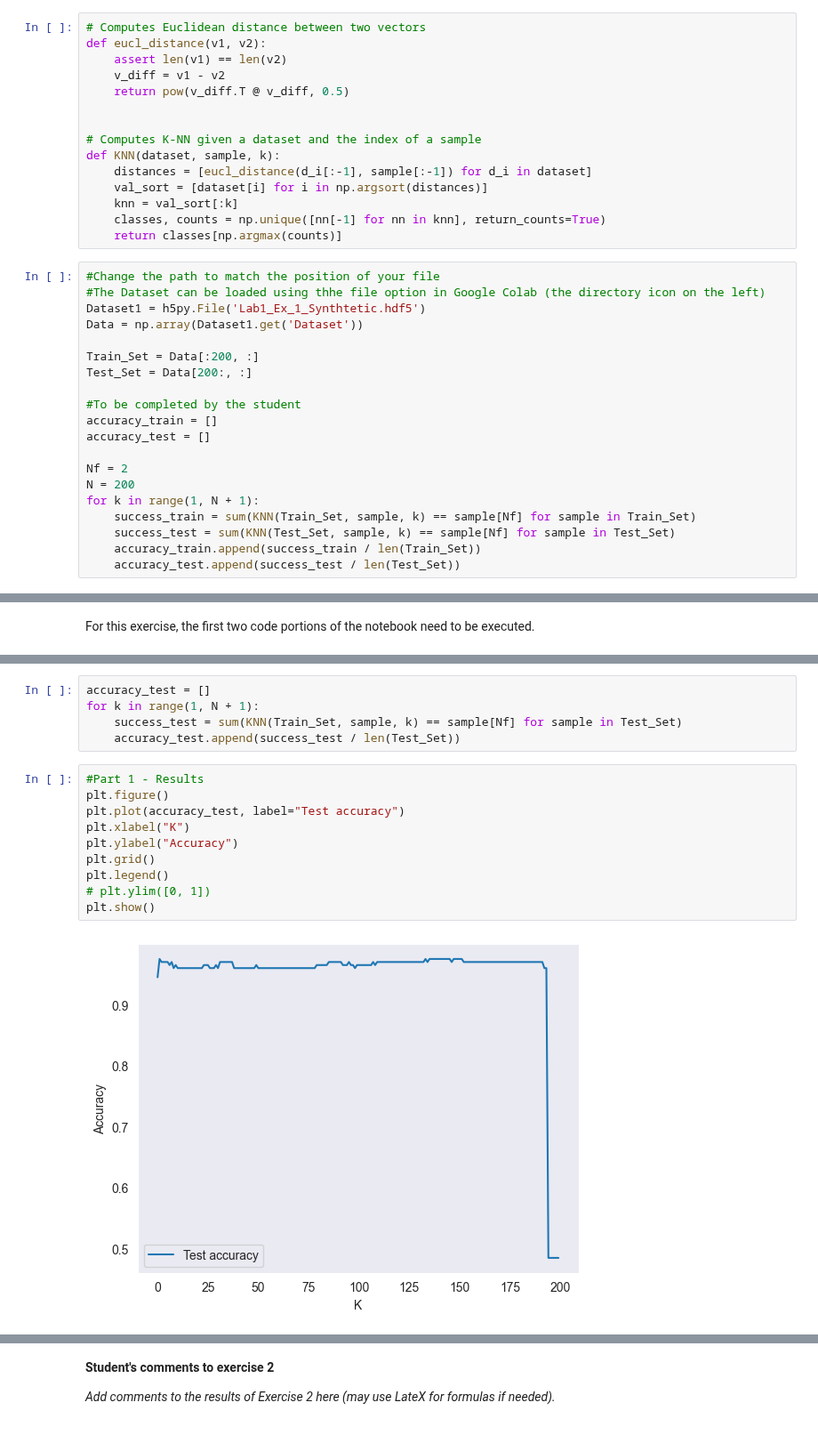
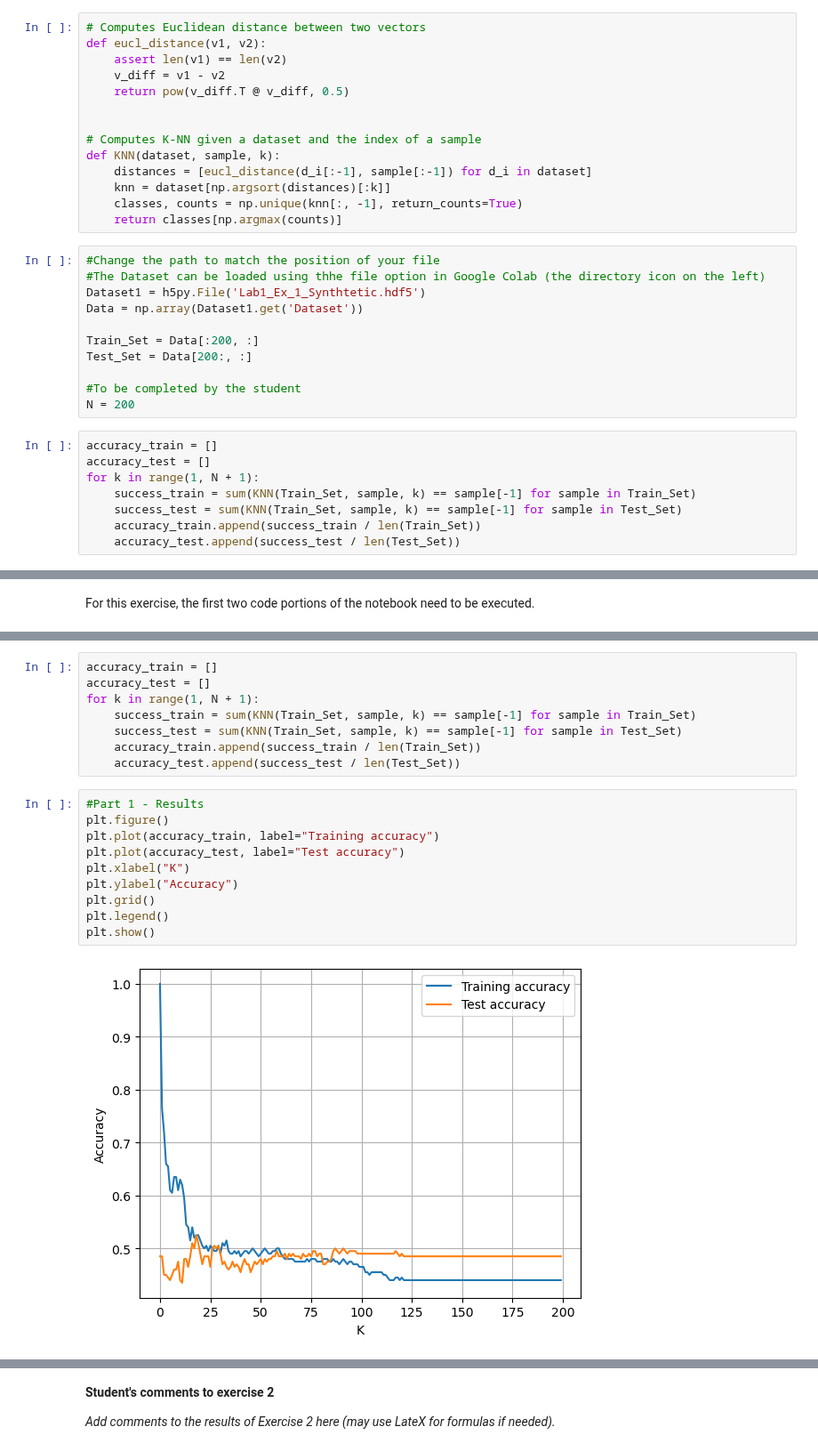
Before and after one commit to steurendo/SLNN, a Jupyter notebook: SL/Lab1/Lab1.ipynb, the cells around one changed output, grey strips where cells are left out. Shown at 89% size. Cells and saved outputs as stored; diff of their text form.

```diff
--- a/SL/Lab1/Lab1.ipynb
+++ b/SL/Lab1/Lab1.ipynb
@@ -44,9 +44,8 @@ def eucl_distance(v1, v2):
 # Computes K-NN given a dataset and the index of a sample
 def KNN(dataset, sample, k):
     distances = [eucl_distance(d_i[:-1], sample[:-1]) for d_i in dataset]
-    val_sort = [dataset[i] for i in np.argsort(distances)]
-    knn = val_sort[:k]
-    classes, counts = np.unique([nn[-1] for nn in knn], return_counts=True)
+    knn = dataset[np.argsort(distances)[:k]]
+    classes, counts = np.unique(knn[:, -1], return_counts=True)
     return classes[np.argmax(counts)]
 # %%
 #Change the path to match the position of your file
@@ -58,16 +57,15 @@ Train_Set = Data[:200, :]
 Test_Set = Data[200:, :]
 
 #To be completed by the student
-accuracy_train = []
-accuracy_test = []
-
-Nf = 2
 N = 200
-for k in range(1, N + 1):
-    success_train = sum(KNN(Train_Set, sample, k) == sample[Nf] for sample in Train_Set)
-    success_test = sum(KNN(Test_Set, sample, k) == sample[Nf] for sample in Test_Set)
-    accuracy_train.append(success_train / len(Train_Set))
-    accuracy_test.append(success_test / len(Test_Set))
+# %%
+accuracy_train = []
+accuracy_test = []
+for k in range(1, N + 1):
+    success_train = sum(KNN(Train_Set, sample, k) == sample[-1] for sample in Train_Set)
+    success_test = sum(KNN(Train_Set, sample, k) == sample[-1] for sample in Test_Set)
+    accuracy_train.append(success_train / len(Train_Set))
+    accuracy_test.append(success_test / len(Test_Set))
 # %%
 #Results
 plt.figure()
@@ -118,21 +112,24 @@ Nf = 11
 N = 200
 # %%
+accuracy_train = []
 accuracy_test = []
 for k in range(1, N + 1):
-    success_test = sum(KNN(Train_Set, sample, k) == sample[Nf] for sample in Test_Set)
+    success_train = sum(KNN(Train_Set, sample, k) == sample[-1] for sample in Train_Set)
+    success_test = sum(KNN(Train_Set, sample, k) == sample[-1] for sample in Test_Set)
+    accuracy_train.append(success_train / len(Train_Set))
     accuracy_test.append(success_test / len(Test_Set))
 # %%
 #Part 1 - Results
 plt.figure()
+plt.plot(accuracy_train, label="Training accuracy")
 plt.plot(accuracy_test, label="Test accuracy")
 plt.xlabel("K")
 plt.ylabel("Accuracy")
 plt.grid()
 plt.legend()
-# plt.ylim([0, 1])
 plt.show()
 # %% [output]
-[figure, old version]
+[figure, new version]
 # %%
 #Part 2
 from sklearn import linear_model
```
Also changed, not shown: parts of 7 cells of this notebook.
